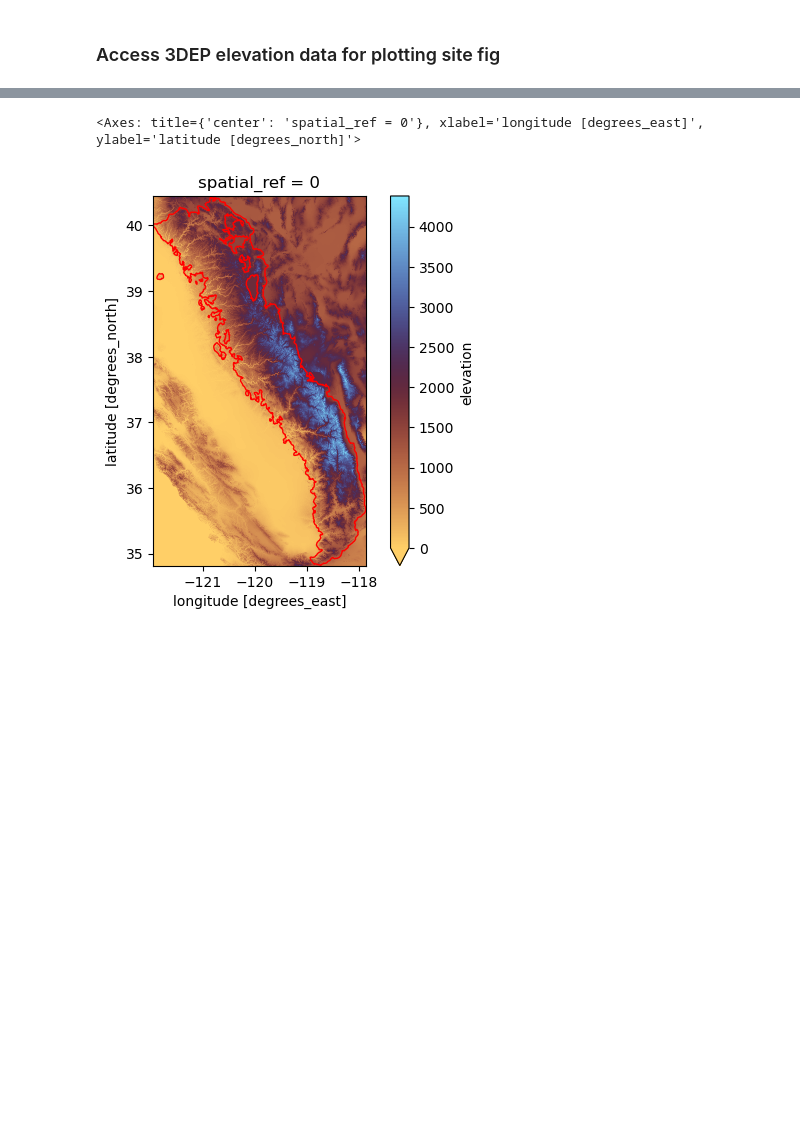
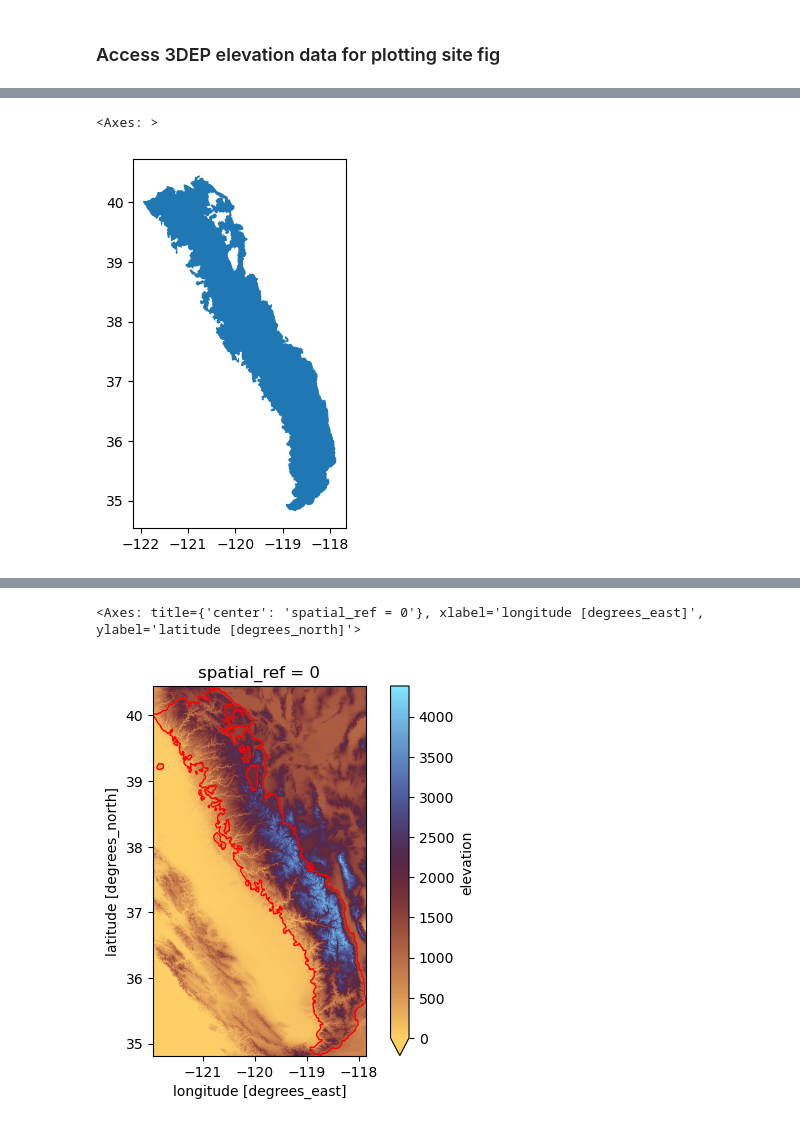
Before and after one commit to bessoh2/analog_snowmapping, a Jupyter notebook: notebooks/figure_making/site_fig.ipynb, the cells around one changed output, grey strips where cells are left out. Drawn from its saved outputs; the diff is of its cells as text; code cells hidden in the pictures; blank space fills up the shorter version.

Commit message:
worked on subsequent scatter plots of subset data

```diff
--- a/notebooks/figure_making/site_fig.ipynb
+++ b/notebooks/figure_making/site_fig.ipynb
@@ -18,0 +34,13 @@ sierras_bbox = (-117.862654, 34.818611, -121.948903, 40.446988)
+# %%
+exploded_gdf = sierras.explode()
+# %%
+exploded_gdf_5070 = exploded_gdf.to_crs(epsg=5070)
+# %%
+exploded_gdf_5070['Area2'] = exploded_gdf_5070.geometry.area / 1e6  # in sq km
+# %%
+exploded_gdf['Area2'] = exploded_gdf_5070['Area2']
+# %%
+exploded_gdf[exploded_gdf['Area2'] == exploded_gdf['Area2'].max()].plot()
+# %% [output]
+<Axes: >
+[figure, added]
```
Also changed, not shown: parts of 11 cells of this notebook, 8 other files.
